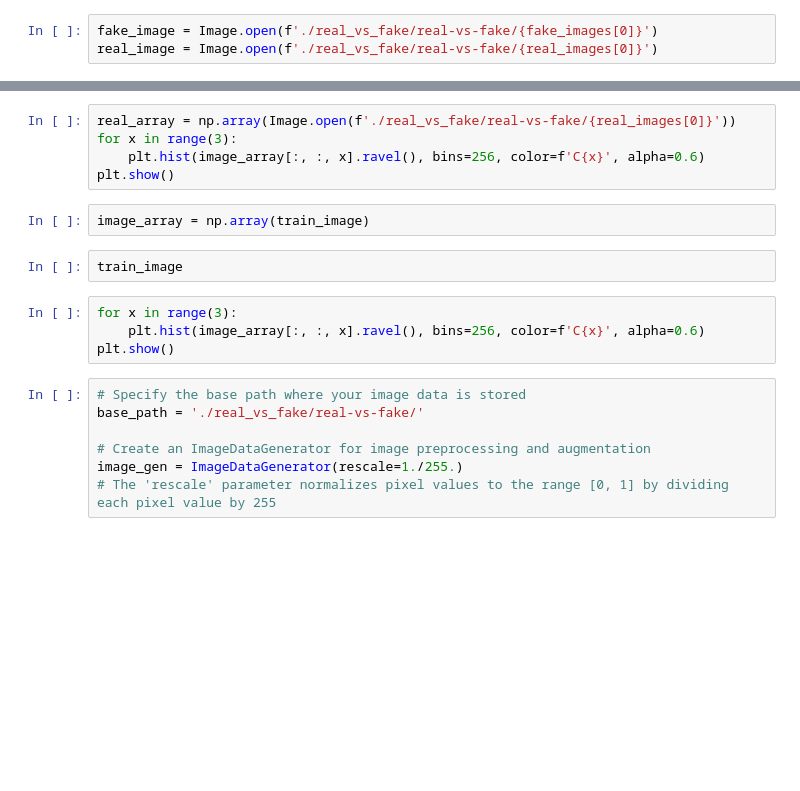
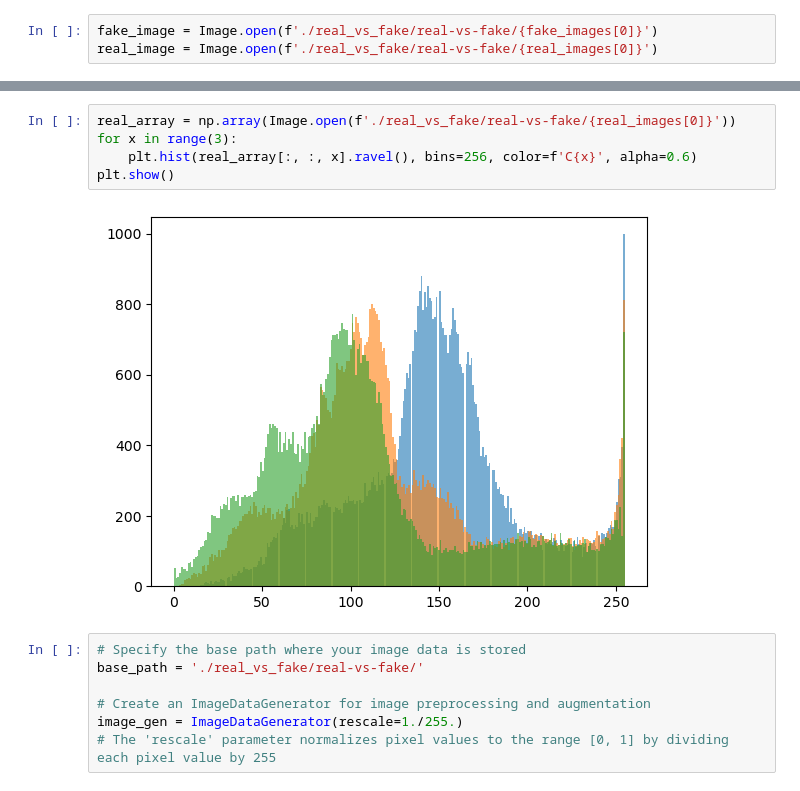
Before and after one commit to Kanustu/DeepFaceDetect, a Jupyter notebook: Notebooks/deepfake1.ipynb, the cells around one changed output, grey strips where cells are left out. Cells and saved outputs as stored; diff of their text form; blank space fills up the shorter version.

```diff
--- a/Notebooks/deepfake1.ipynb
+++ b/Notebooks/deepfake1.ipynb
@@ -164,16 +169,10 @@ NameError: name 'image_array' is not defined
 # %%
 real_array = np.array(Image.open(f'./real_vs_fake/real-vs-fake/{real_images[0]}'))
 for x in range(3):
-    plt.hist(image_array[:, :, x].ravel(), bins=256, color=f'C{x}', alpha=0.6)
+    plt.hist(real_array[:, :, x].ravel(), bins=256, color=f'C{x}', alpha=0.6)
 plt.show()
+# %% [output]
+[figure, added]
-# %%
-image_array = np.array(train_image)
-# %%
-train_image
-# %%
-for x in range(3):
-    plt.hist(image_array[:, :, x].ravel(), bins=256, color=f'C{x}', alpha=0.6)
-plt.show()
 # %%
 # Specify the base path where your image data is stored
 base_path = './real_vs_fake/real-vs-fake/'
```
Also changed, not shown: parts of 23 cells of this notebook.
